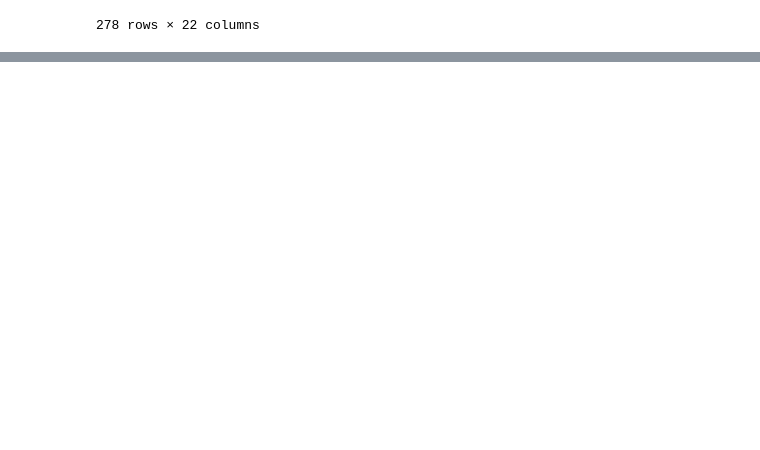
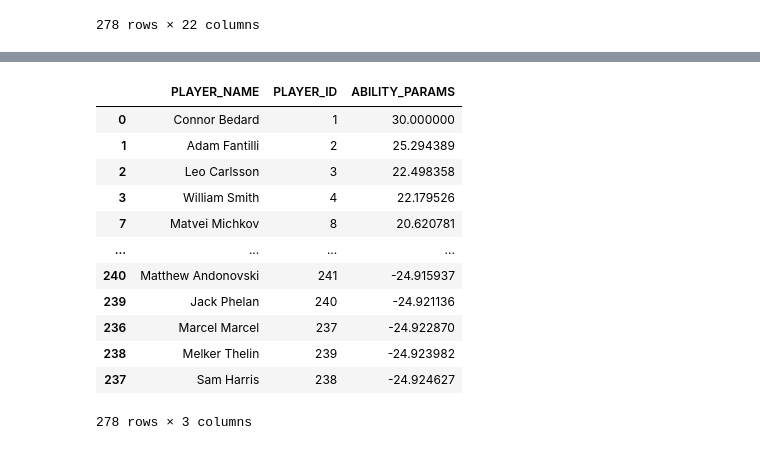
Before and after one commit to hinayatali9/EMSF_CAPSTONE, a Jupyter notebook: draft_pick_prob/modelling/notebooks/generate_ability_params.ipynb, the cells around one changed output, grey strips where cells are left out. Drawn from its saved outputs; the diff is of its cells as text; code cells hidden in the pictures; blank space fills up the shorter version.

```diff
--- a/draft_pick_prob/modelling/notebooks/generate_ability_params.ipynb
+++ b/draft_pick_prob/modelling/notebooks/generate_ability_params.ipynb
@@ -160,4 +177,19 @@ print(result.x)
 # %%
 player_ability_parameters_df=pd.read_csv(personal_path+'PLAYER_IDS.csv')
 player_ability_parameters_df['ABILITY_PARAMS']=result.x
 player_ability_parameters_df=player_ability_parameters_df.sort_values(by='ABILITY_PARAMS', ascending=False, axis=0)
+player_ability_parameters_df
+# %% [output]
+|  | PLAYER_NAME | PLAYER_ID | ABILITY_PARAMS |
+| 0 | Connor Bedard | 1 | 30.000000 |
+| 1 | Adam Fantilli | 2 | 25.294389 |
+| 2 | Leo Carlsson | 3 | 22.498358 |
+| 3 | William Smith | 4 | 22.179526 |
+| 7 | Matvei Michkov | 8 | 20.620781 |
+| ... | ... | ... | ... |
+| 240 | Matthew Andonovski | 241 | -24.915937 |
+| 239 | Jack Phelan | 240 | -24.921136 |
+| 236 | Marcel Marcel | 237 | -24.922870 |
+| 238 | Melker Thelin | 239 | -24.923982 |
+| 237 | Sam Harris | 238 | -24.924627 |
+278 rows × 3 columns
```
Also changed, not shown: parts of 9 cells of this notebook.
